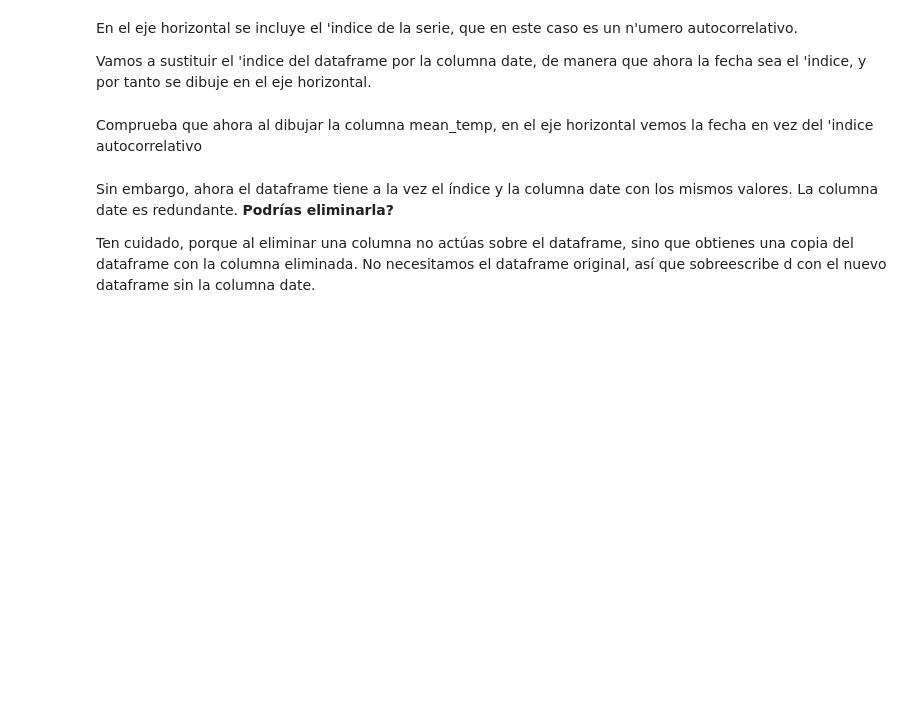
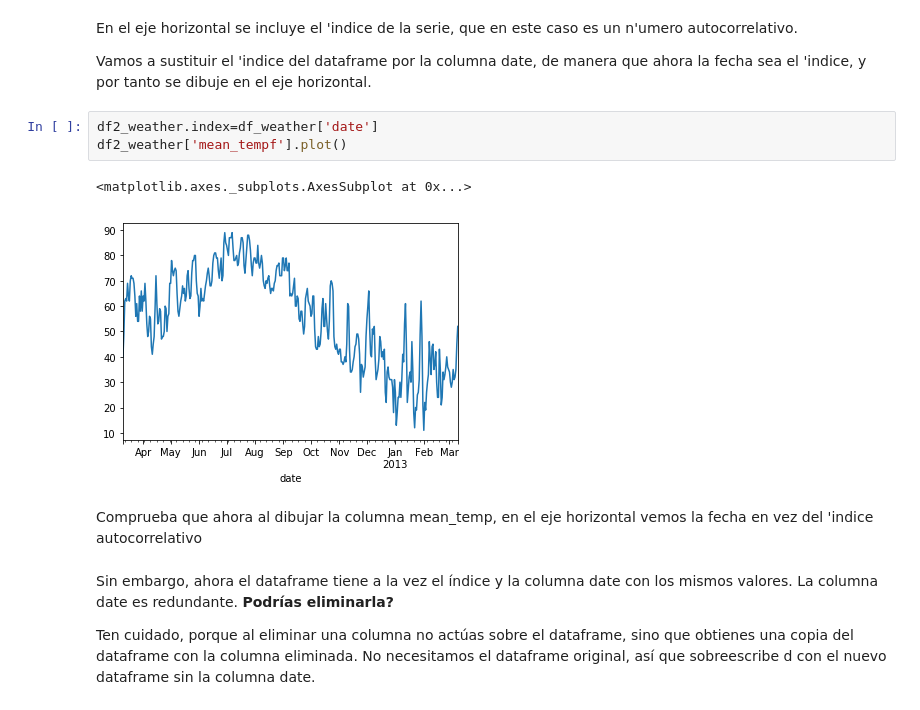
Before and after one commit to hguadalupe/master-data-science, a Jupyter notebook: practice/Ex7/Ex7.ipynb, the cells around one changed output. Cells and saved outputs as stored; diff of their text form; blank space fills up the shorter version.

```diff
--- a/practice/Ex7/Ex7.ipynb
+++ b/practice/Ex7/Ex7.ipynb
@@ -232,6 +233,12 @@ ValueError: ordinal must be >= 1
 En el eje horizontal se incluye el 'indice de la serie, que en este caso es un n'umero autocorrelativo.
 
 Vamos a sustituir el 'indice del dataframe por la columna date, de manera que ahora la fecha sea el 'indice, y por tanto se dibuje en el eje horizontal.
+# %%
+df2_weather.index=df_weather['date']
+df2_weather['mean_tempf'].plot()
+# %% [output]
+<matplotlib.axes._subplots.AxesSubplot at 0x...>
+[figure, added]
 # %% [markdown]
 Comprueba que ahora al dibujar la columna mean_temp, en el eje horizontal vemos la fecha en vez del 'indice autocorrelativo
 # %% [markdown]
```
Also changed, not shown: parts of 14 cells of this notebook, 2 other files.
